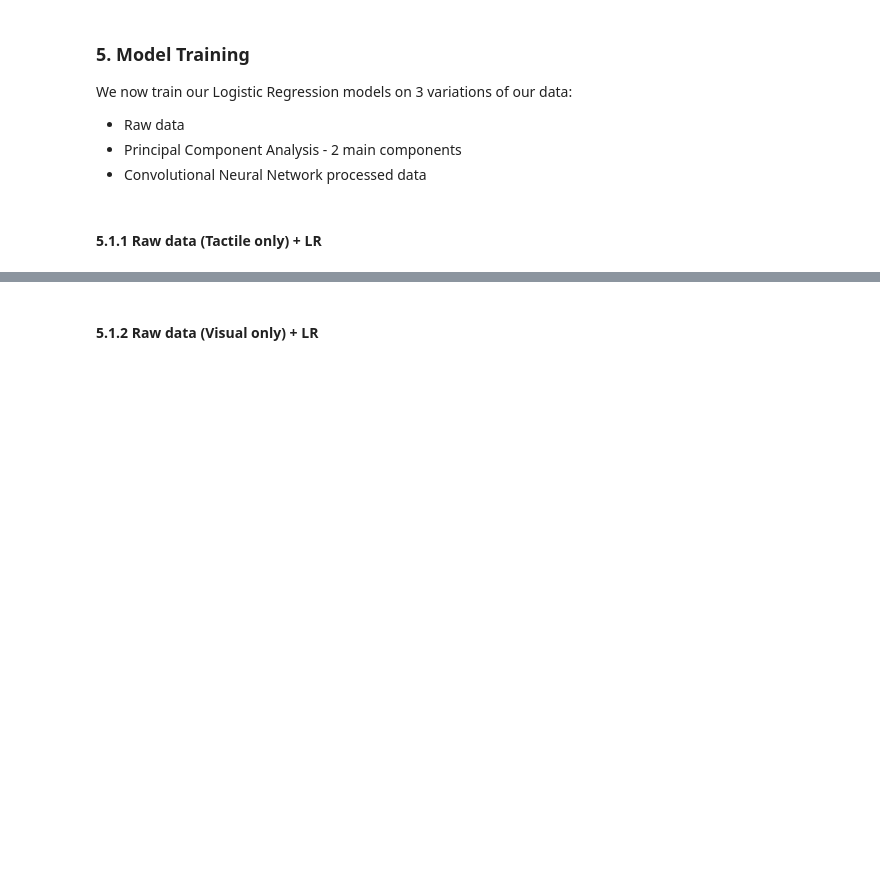
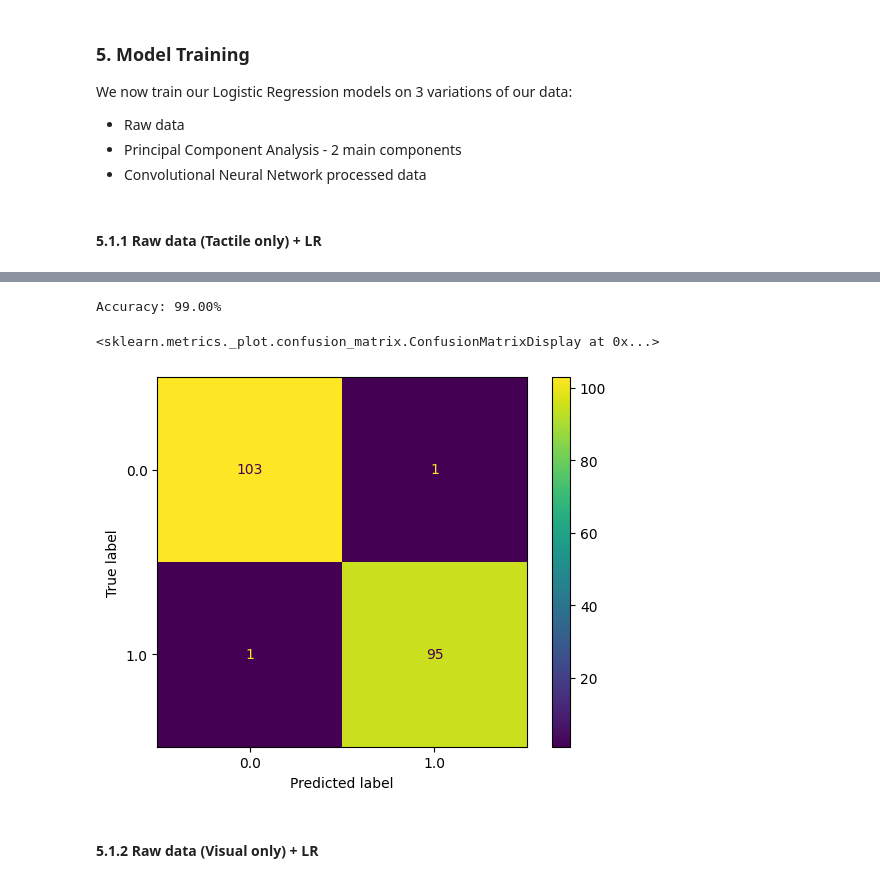
Before and after one commit to jhtkoo0426/UCL-FYP, a Jupyter notebook: src/baseline_model/baseline.ipynb, the cells around one changed output, grey strips where cells are left out. Drawn from its saved outputs; the diff is of its cells as text; code cells hidden in the pictures; blank space fills up the shorter version.

Commit message:
Applied sklearn logistic regression to solve visual data accuracy issue

```diff
--- a/src/baseline_model/baseline.ipynb
+++ b/src/baseline_model/baseline.ipynb
@@ -126,5 +130,5 @@ def sample_data(depth_ds, color_ds, poses_ds, outcomes_ds, no_of_examples):
     print(depth_ds.shape, color_ds.shape, poses_ds.shape, outcomes_ds.shape)
     return depth_ds, color_ds, poses_ds, outcomes_ds
 # %%
-depth_ds, color_ds, poses_ds, grasp_outcomes_ds = sample_data(depth_ds, color_ds, poses_ds, grasp_outcomes_ds, no_of_examples=100)
+depth_ds, color_ds, poses_ds, grasp_outcomes_ds = sample_data(depth_ds, color_ds, poses_ds, grasp_outcomes_ds, no_of_examples=500)
 # %% [output]
@@ -173,8 +177,8 @@ def downsample_3d_tensor(tensor, factor=2):
 We also normalize the images such that it won't over-influence the weights of our models:
 # %%
 def normalize(tensor):
-    mean = tensor.mean()
-    std = tensor.std()
+    mean = torch.mean(tensor, dim=0)
+    std = torch.std(tensor, dim=0)
     return (tensor - mean) / std
 # %% [markdown]
 Visualising random tactile data:
@@ -402,7 +420,3 @@ We now train our Logistic Regression models on 3 variations of our data:
 - Convolutional Neural Network processed data
 # %% [markdown]
 #### 5.1.1 Raw data (Tactile only) + LR
-# %%
-model_5_1_1 = LogisticRegressionModel(data_shape=160*240*4, classes=2)
-model_5_1_1.train_model(tactile_ds, grasp_outcomes_ds, epochs=100, learning_rate=1e-5)
-model_5_1_1.evaluate_model(tactile_ds, grasp_outcomes_ds)
@@ -422,2 +423,22 @@ Accuracy of the model on the 200 test images: 98.50%
+# %%
+test_ds = tactile_ds.reshape(tactile_ds.shape[0], -1)
+X_train, X_test, y_train, y_test = train_test_split(test_ds, grasp_outcomes_ds, test_size=0.2)
+
+# model_5_1_1 = LogisticRegressionModel(data_shape=160*240*4, classes=2)
+# model_5_1_1.train_model(X_train, y_train, epochs=100, learning_rate=1e-5)
+# model_5_1_1.evaluate_model(X_test, y_test)
+
+model_511 = LogisticRegression(random_state=0, max_iter=200)
+model_511.fit(X_train, y_train)
+model_511_predictions = model_511.predict(X_test)
+print(f"Accuracy: {model_511.score(X_test, y_test)*100:.2f}%")
+ConfusionMatrixDisplay(
+    confusion_matrix(y_test, model_511_predictions, labels=model_511.classes_),
+    display_labels=model_511.classes_
+).plot()
+# %% [output]
+Accuracy: 99.00%
+<sklearn.metrics._plot.confusion_matrix.ConfusionMatrixDisplay at 0x...>
+[figure, added]
 # %% [markdown]
 #### 5.1.2 Raw data (Visual only) + LR
```
Also changed, not shown: parts of 36 cells of this notebook, 2 other files.
